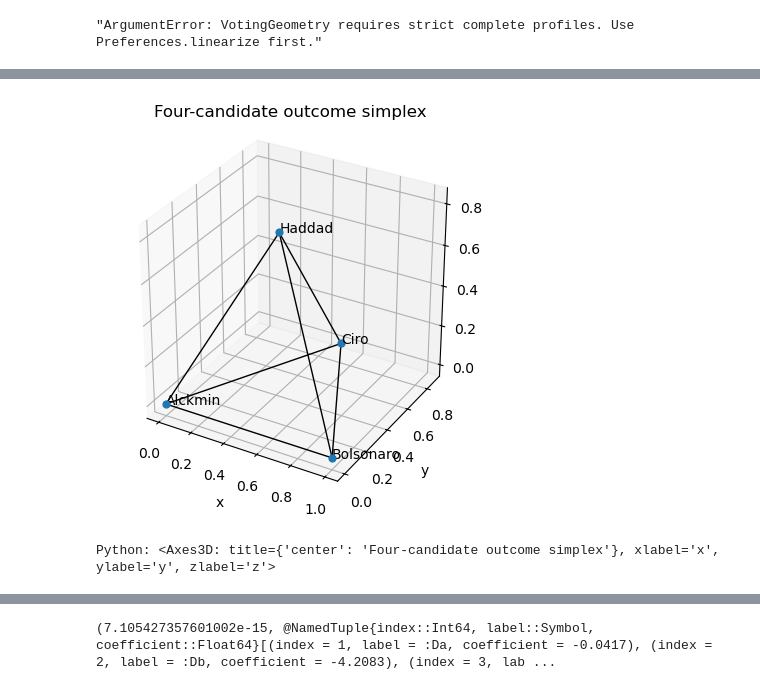
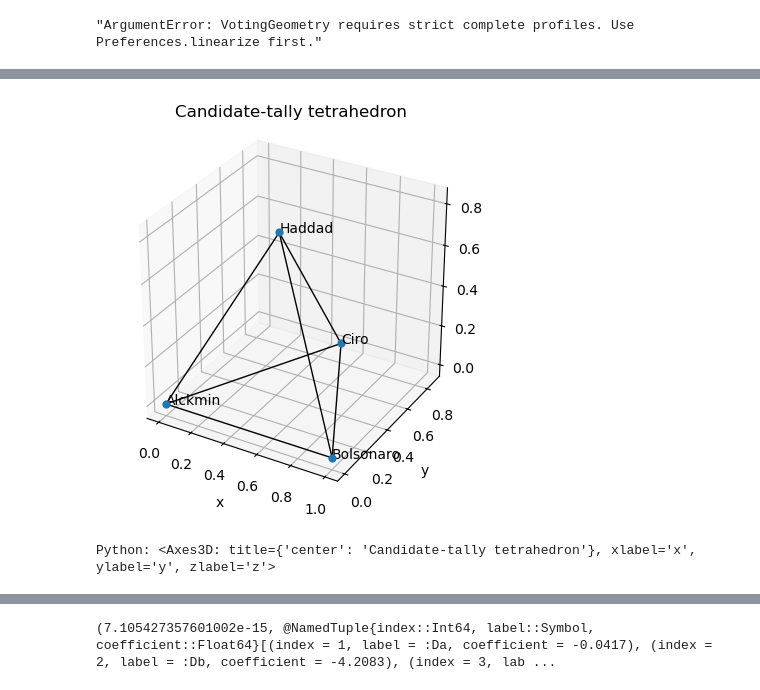
Before and after one commit to marcelovmaciel/phoenix-prefpol, a Jupyter notebook: VotingGeometry/examples/saari_geometry_walkthrough.ipynb, the cells around one changed output, grey strips where cells are left out. Cells and saved outputs as stored; diff of their text form; code cells hidden in the pictures.

```diff
--- a/VotingGeometry/examples/saari_geometry_walkthrough.ipynb
+++ b/VotingGeometry/examples/saari_geometry_walkthrough.ipynb
@@ -405,8 +485,8 @@ Dict{Symbol, Tuple{Float64, Float64, Float64}} with 4 entries:
 # %%
-ax = plot_saari_tetrahedron3d(; labels = String.(labels4))
-ax.set_title("Four-candidate outcome simplex")
+ax = plot_candidate_tally_tetrahedron(; labels = String.(labels4))
+ax.set_title("Candidate-tally tetrahedron")
 ax
 # %% [output]
-[figure, old version]
+[figure, new version]
-Python: <Axes3D: title={'center': 'Four-candidate outcome simplex'}, xlabel='x', ylabel='y', zlabel='z'>
+Python: <Axes3D: title={'center': 'Candidate-tally tetrahedron'}, xlabel='x', ylabel='y', zlabel='z'>
 # %% [markdown]
```
Also changed, not shown: parts of 36 cells of this notebook, 8 other files.
